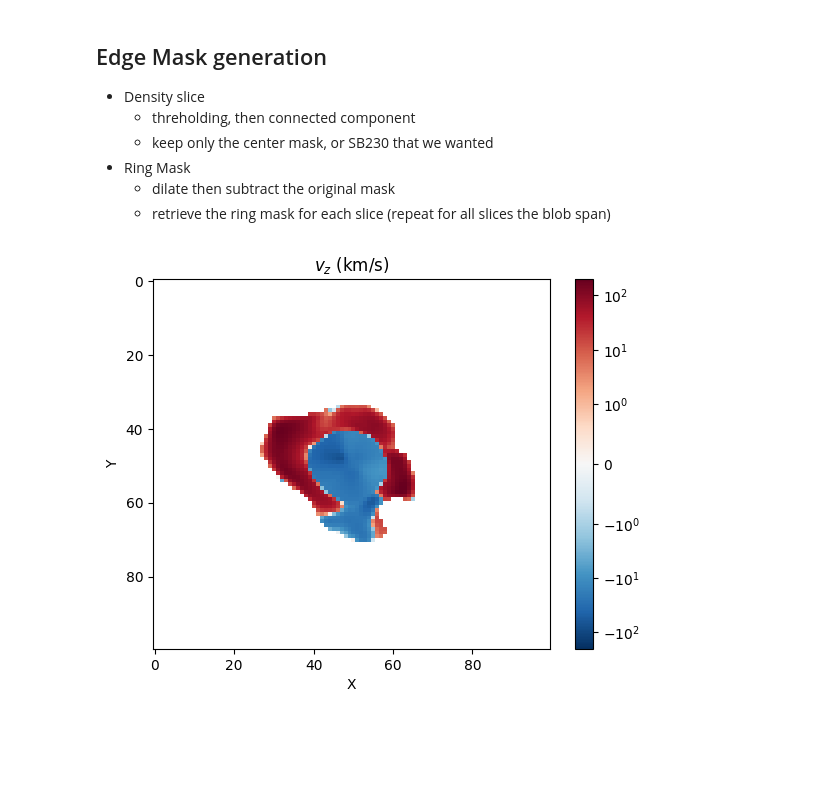
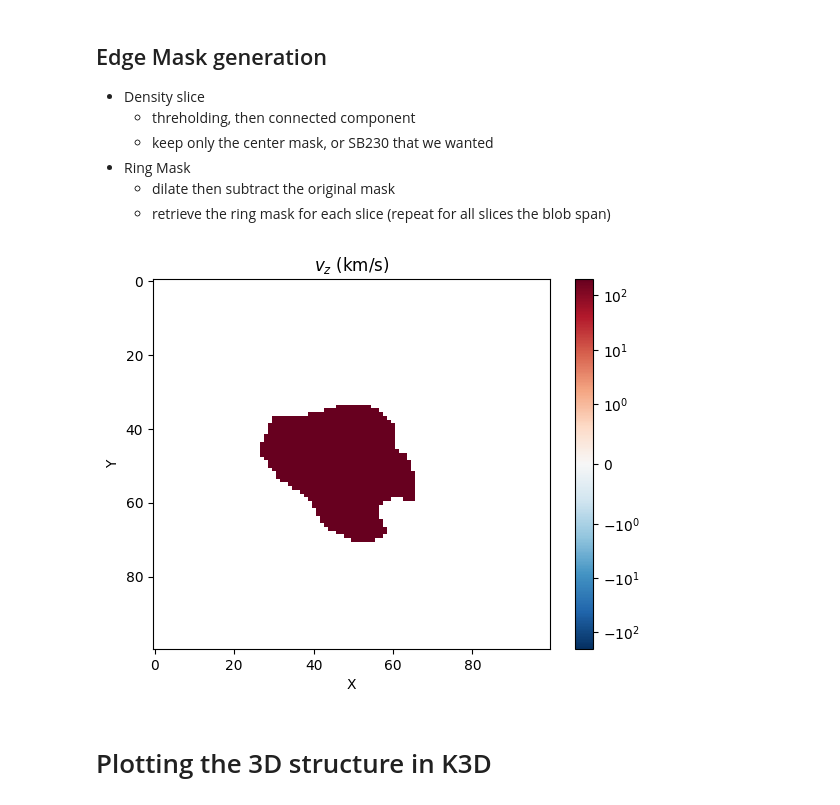
Before and after one commit to Joycelyn-Chen/AstroSegTrack, a Jupyter notebook: analysis/SB230/bubble3Dvisualization.ipynb, the cells around one changed output. Saved outputs shown, nothing was run; the diff lists cells and outputs as text; code cells hidden in the pictures; blank space fills up the shorter version.

```diff
--- a/analysis/SB230/bubble3Dvisualization.ipynb
+++ b/analysis/SB230/bubble3Dvisualization.ipynb
@@ -180,35 +190,32 @@ for current_z in range(upper_b - lower_b):
 
     # Check each component's bounding box to find the target mask
     for i in range(3, num_labels):  # Starting from 1 to ignore the background
         x, y, w, h, area = stats[i]
 
         # Check if the center point is within the bounding box
         if SN_center_in_bubble(input_point[0], input_point[1], x, y, w, h):     # and area < 10 * 427
             # If yes, fill the target_mask with this component
             binary_mask = labels == i
 
             # Save the target mask
             mask[:, :, current_z] = binary_mask
-            # target_mask = np.where(labels == i, 255, 0).astype('uint8')
 
             break
-
-
 
 
 # cast the ring of mask over velz and dens array, plot out the velocity profile, with integrated density as a function of velz
 velz_roi = np.where(mask, new_velz[:, :, lower_b:upper_b], np.nan)
 dens_roi = np.where(mask, new_dens[:, :, lower_b:upper_b], np.nan)
 
 # plt.plot(velz_roi[:, center_y, 25].T)
-plt.imshow(velz_roi[:, :, center_z].T[::], cmap='RdBu_r', aspect='auto',
+plt.imshow(dens_roi[:, :, center_z].T[::], cmap='RdBu_r', aspect='auto',
                 norm=colors.SymLogNorm(linthresh=1, vmin=-200, vmax=200))
 plt.colorbar()
 
 plt.title('$v_z$ (km/s)')
 plt.xlabel('X')
 plt.ylabel('Y')
 # plt.savefig(f'graphs/{time_Myr}/ringed_velz_{center_z}.png')
 plt.show()
 # %% [output]
-[figure, old version]
+[figure, new version]
@@ -244,3 +226,5 @@ np.savez("./visualization/dens_velz_roi.npz", dens_roi, velz_roi)
+# %% [markdown]
+# Plotting the 3D structure in K3D
 # %%
 import k3d
 import numpy as np
```
Also changed, not shown: parts of 9 cells of this notebook.
